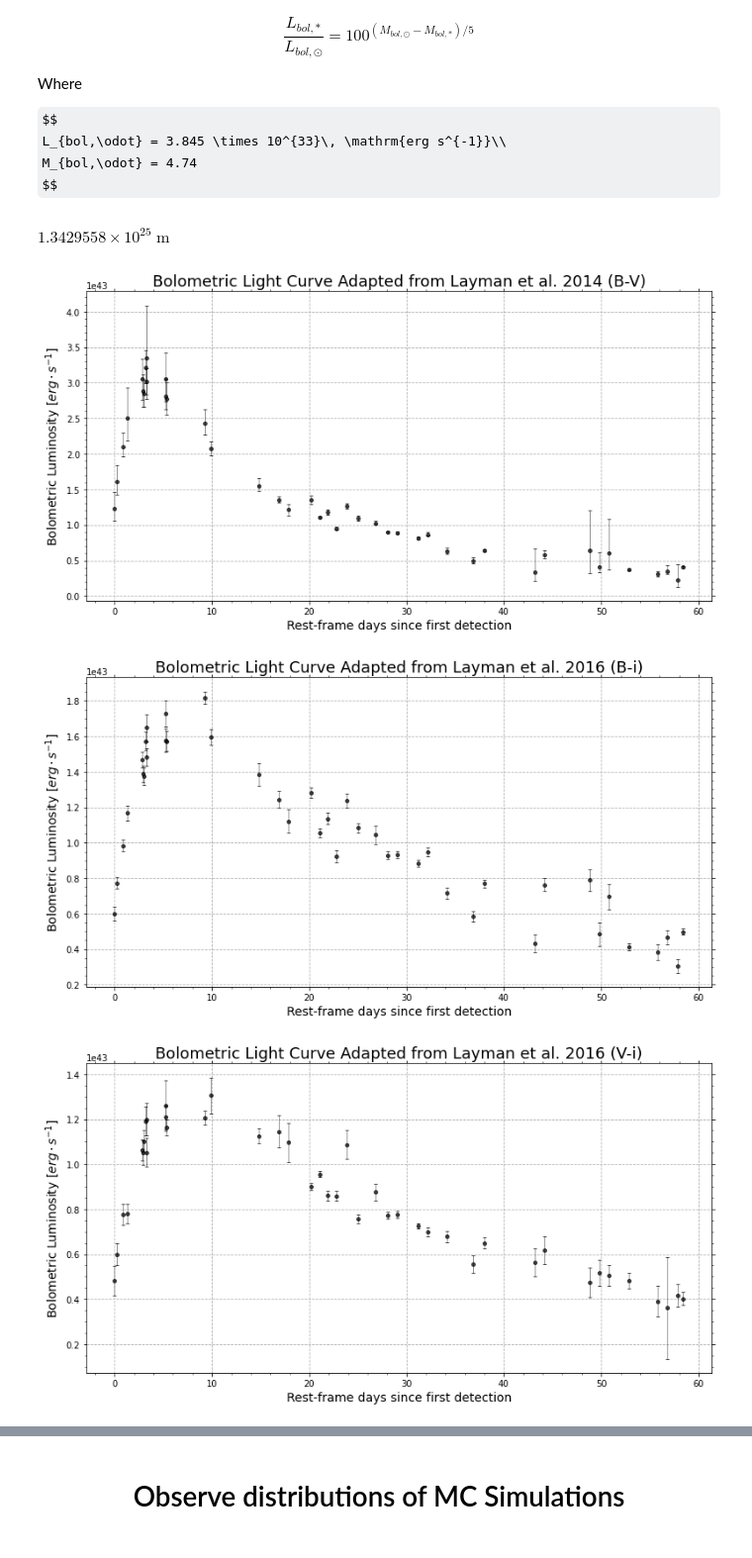
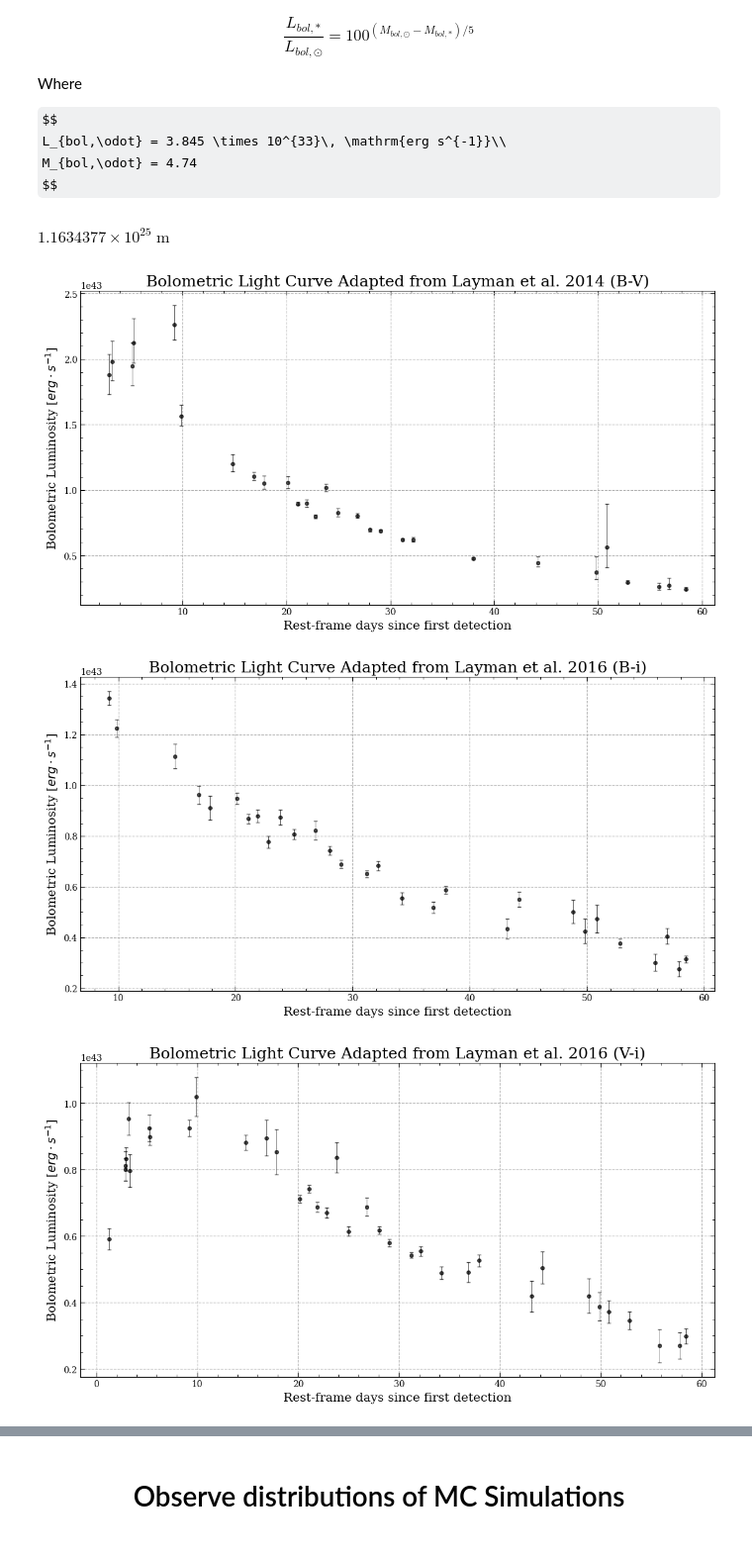
Before and after one commit to 159Patrick159/ZN-7090, a Jupyter notebook: Scripts/Light Curve Modelling.ipynb, the cells around one changed output, grey strips where cells are left out. Shown at 99% size. Saved outputs shown, nothing was run; the diff lists cells and outputs as text; code cells hidden in the pictures; some formulas as TeX source.

```diff
--- a/Scripts/Light Curve Modelling.ipynb
+++ b/Scripts/Light Curve Modelling.ipynb
@@ -315,8 +347,10 @@ $$
 D_L = D_c(1+z)
 $$
 # %%
+import numpy as np
 # Define redshift
-z = 0.1
+#z = 0.08739904944703399
+z = 0.08918
 
 # Define cosmological density parameters
 OM = 0.27
@@ -376,24 +410,27 @@ Msun = 4.74
 BVL = (Lsun*100**((Msun - BVM)/5)).value
 BiL = (Lsun*100**((Msun - BiM)/5)).value
 ViL = (Lsun*100**((Msun - ViM)/5)).value
-Dl
 # %% [output]
-$1.3429558 \times 10^{25} \; \mathrm{m}$
+$1.1634377 \times 10^{25} \; \mathrm{m}$
 # %%
 from Bolometric_Corrections import Layman2Luminosity
 
 Lbol1, Lbol_err1 = Layman2Luminosity(Bmags,Vmags,Bmags_err,Vmags_err,BC_df.loc[0]['C0'],\
-                                     BC_df.loc[0]['C1'],BC_df.loc[0]['C2'],z,"A")
+                                     BC_df.loc[0]['C1'],BC_df.loc[0]['C2'],z,[-0.2, 0.5],"A")
 
 Lbol2, Lbol_err2 = Layman2Luminosity(Bmags,imags,Bmags_err,imags_err,BC_df.loc[1]['C0'],\
-                                     BC_df.loc[1]['C1'],BC_df.loc[1]['C2'],z,"S")
+                                     BC_df.loc[1]['C1'],BC_df.loc[1]['C2'],z,[-0.392, 2.273],"S")
 
 Lbol3, Lbol_err3 = Layman2Luminosity(Vmags,imags,Vmags_err,imags_err,BC_df.loc[2]['C0'],\
-                                     BC_df.loc[2]['C1'],BC_df.loc[2]['C2'],z,"S")
+                                     BC_df.loc[2]['C1'],BC_df.loc[2]['C2'],z,[-0.391, 0.658],"S")
 # %%
 fig, a0 = plt.subplots(figsize=(11,6),ncols=1)
 dates_p = dates - dates[0]
-a0.errorbar(dates_p,BVL,yerr=Lbol_err1,fmt='ko',ecolor='k',capsize=2,elinewidth=0.6,alpha=0.7,ms=4)
+dates_pBV = dates_p[np.where(np.logical_and(Bmags-Vmags>=-0.2,Bmags - Vmags <= 0.5))]
+dates_pBi = dates_p[np.where(np.logical_and(Bmags-imags>=-0.392,Bmags - imags <= 2.273))]
+dates_pVi = dates_p[np.where(np.logical_and(Vmags-imags>=-0.391,Vmags - imags <= 0.658))]
+
+a0.errorbar(dates_pBV,Lbol1,yerr=Lbol_err1,fmt='ko',ecolor='k',capsize=2,elinewidth=0.6,alpha=0.7,ms=4)
 a0.set_xlabel(f"Rest-frame days since first detection",fontsize=14)
 a0.set_ylabel(r"Bolometric Luminosity [$erg \cdot s^{-1}$]",fontsize=14)
 a0.set_title("Bolometric Light Curve Adapted from Layman et al. 2014 (B-V)",fontsize=18)
@@ -403,35 +440,40 @@ a0.xaxis.set_minor_locator(MultipleLocator(2))
 a0.yaxis.set_ticks_position('both')
 a0.xaxis.set_ticks_position('both')
 plt.tight_layout()
 plt.show()
 
 fig, a0 = plt.subplots(figsize=(11,6),ncols=1)
-a0.errorbar(dates_p,BiL,yerr=Lbol_err2,fmt='ko',ecolor='k',capsize=2,elinewidth=0.6,alpha=0.7,ms=4)
+a0.errorbar(dates_pBi,Lbol2,yerr=Lbol_err2,fmt='ko',ecolor='k',capsize=2,elinewidth=0.6,alpha=0.7,ms=4)
 a0.set_xlabel(f"Rest-frame days since first detection",fontsize=14)
 a0.set_ylabel(r"Bolometric Luminosity [$erg \cdot s^{-1}$]",fontsize=14)
 a0.set_title("Bolometric Light Curve Adapted from Layman et al. 2016 (B-i)",fontsize=18)
 a0.grid(ls='--')
 a0.yaxis.set_minor_locator(MultipleLocator(0.05e43))
 a0.xaxis.set_minor_locator(MultipleLocator(2))
 a0.yaxis.set_ticks_position('both')
 a0.xaxis.set_ticks_position('both')
 plt.tight_layout()
 plt.show()
 
 fig, a0 = plt.subplots(figsize=(11,6),ncols=1)
-a0.errorbar(dates_p,ViL,yerr=Lbol_err3,fmt='ko',ecolor='k',capsize=2,elinewidth=0.6,alpha=0.7,ms=4)
+a0.errorbar(dates_pVi,Lbol3,yerr=Lbol_err3,fmt='ko',ecolor='k',capsize=2,elinewidth=0.6,alpha=0.7,ms=4)
 a0.set_xlabel(f"Rest-frame days since first detection",fontsize=14)
 a0.set_ylabel(r"Bolometric Luminosity [$erg \cdot s^{-1}$]",fontsize=14)
 a0.set_title("Bolometric Light Curve Adapted from Layman et al. 2016 (V-i)",fontsize=18)
 a0.grid(ls='--')
 a0.yaxis.set_minor_locator(MultipleLocator(0.05e43))
 a0.xaxis.set_minor_locator(MultipleLocator(2))
 a0.yaxis.set_ticks_position('both')
 a0.xaxis.set_ticks_position('both')
 plt.tight_layout()
 plt.savefig("Bolometric LC Final.png")
 plt.show()
+
+# Save light curves in npz file
+np.savez("BVm_LC.npz",LC=Lbol1,LCerr=Lbol_err1,t=dates_pBV)
+np.savez("Bim_LC.npz",LC=Lbol2,LCerr=Lbol_err2,t=dates_pBi)
+np.savez("Vim_LC.npz",LC=Lbol3,LCerr=Lbol_err3,t=dates_pVi)
 # %% [output]
-[figure, old version]
+[figure, new version]
-[figure, old version]
+[figure, new version]
-[figure, old version]
+[figure, new version]
```
Also changed, not shown: parts of 18 cells of this notebook.
